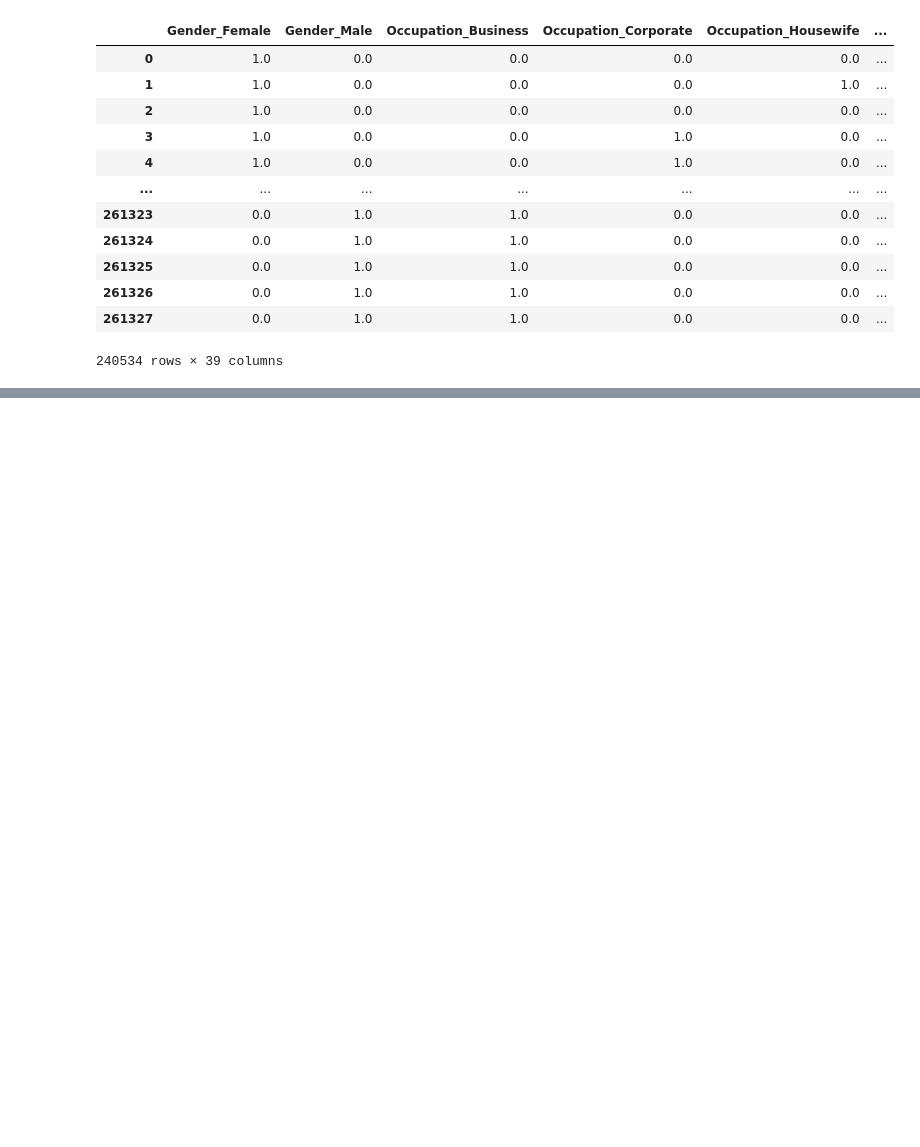
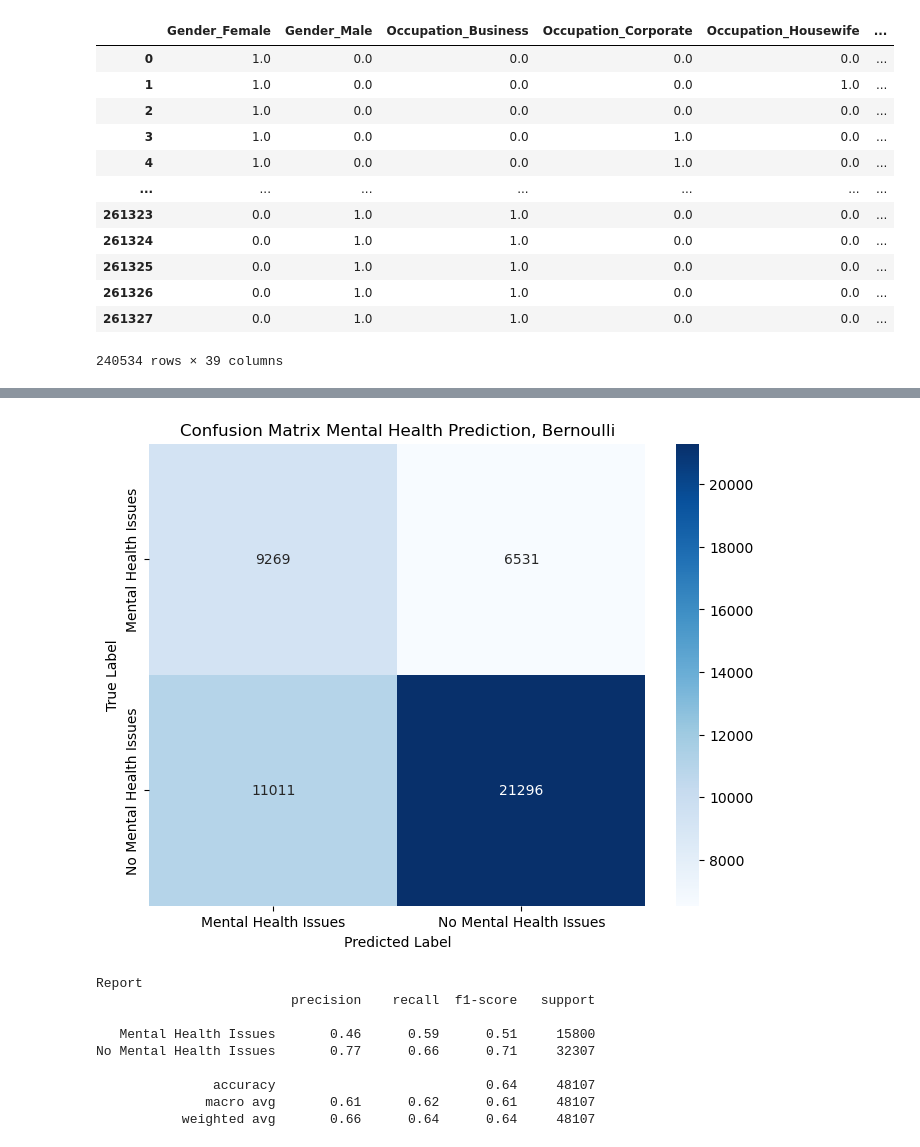
Before and after one commit to the13qead/DAT-490-Capstone-Mental-Health-Analysis, a Jupyter notebook: Analysis_Devin.ipynb, the cells around one changed output, grey strips where cells are left out. Drawn from its saved outputs; the diff is of its cells as text; code cells hidden in the pictures; blank space fills up the shorter version.

```diff
--- a/Analysis_Devin.ipynb
+++ b/Analysis_Devin.ipynb
@@ -146,0 +95,26 @@ False Negative Rate:  0.1370902363481406
+# %%
+# Train / Test Bernoulli Naive Bayes
+Independent_Variables = df_ef.values.reshape(-1, 39)
+Dependent_Variable = df[['MentalHealthIssues']].values.reshape(-1,1)
+Dependent_Variable = np.ravel(Dependent_Variable)
+# Train Test Datasets
+X_train, X_test, y_train, y_test = train_test_split(Independent_Variables, Dependent_Variable, test_size=0.2)
+bnb = BernoulliNB()
+model = bnb.fit(X_train, y_train)
+y_pred_Bernoulli = bnb.predict(X_test)
+# Mislabeled Points
+Val = (y_test != y_pred_Bernoulli).sum() / X_test.shape[0]
+print("Number of mislabeled points out of a total %d points : %d" % (X_test.shape[0], (y_test != y_pred_Bernoulli).sum()))
+print(f"By percentage: {1 - Val}")
+# Accuracy / Precision / Recall / F1 Score
+accuracy_rfc = metrics.accuracy_score(y_test, y_pred_Bernoulli)
+precision_rfc = metrics.precision_score(y_test, y_pred_Bernoulli)
+recall_rfc = metrics.recall_score(y_test, y_pred_Bernoulli)
+f1_rfc = metrics.f1_score(y_test, y_pred_Bernoulli)
+tn, fp, fn, tp = metrics.confusion_matrix(y_test, y_pred_Bernoulli).ravel()
+print("Accuracy:", accuracy_rfc)
+print("Precision Score:", precision_rfc)
+print("Recall Score: ", recall_rfc)
+print("F1 Score: ", f1_rfc)
+print("False Positive Rate: ", fp/X_test.shape[0])
+print("False Negative Rate: ", fn/X_test.shape[0])
@@ -146,0 +130,27 @@ False Negative Rate:  0.1370902363481406
+# %%
+# Plot Bernoulli
+# Confusion Matrix Metrics
+def plot_confusion(y_true, y_pred):
+    cm = confusion_matrix(y_true, y_pred)
+    plt.figure(figsize=(8,6))
+    sns.heatmap(cm, annot=True, fmt='d', cmap='Blues', xticklabels=['Mental Health Issues', 'No Mental Health Issues'], yticklabels=['Mental Health Issues', 'No Mental Health Issues'])
+    plt.title('Confusion Matrix Mental Health Prediction, Bernoulli')
+    plt.xlabel('Predicted Label')
+    plt.ylabel('True Label')
+    plt.show()
+
+    print("Report")
+    print(classification_report(y_true, y_pred, target_names=['Mental Health Issues', 'No Mental Health Issues']))
+
+plot_confusion(y_test, y_pred_Bernoulli)
+# %% [output]
+[figure, added]
+Report
+                         precision    recall  f1-score   support
+
+   Mental Health Issues       0.46      0.59      0.51     15800
+No Mental Health Issues       0.77      0.66      0.71     32307
+
+               accuracy                           0.64     48107
+              macro avg       0.61      0.62      0.61     48107
+           weighted avg       0.66      0.64      0.64     48107
```
Also changed, not shown: parts of 16 cells of this notebook.
